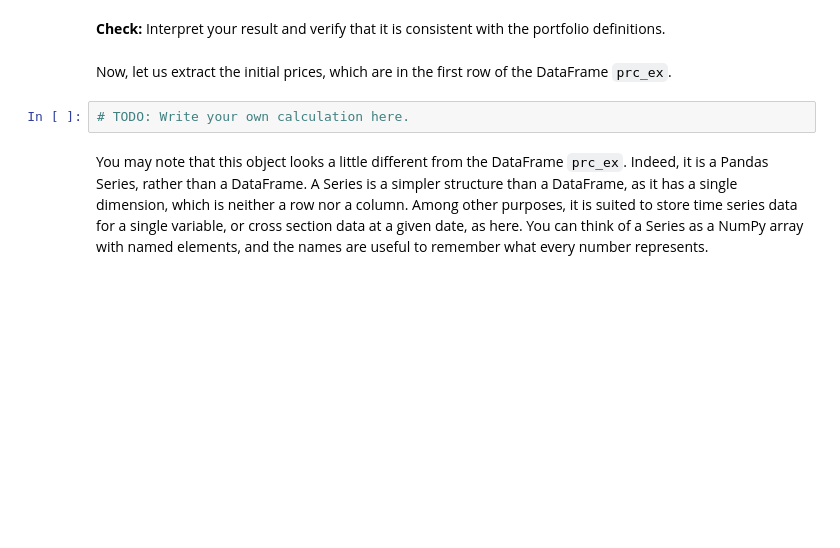
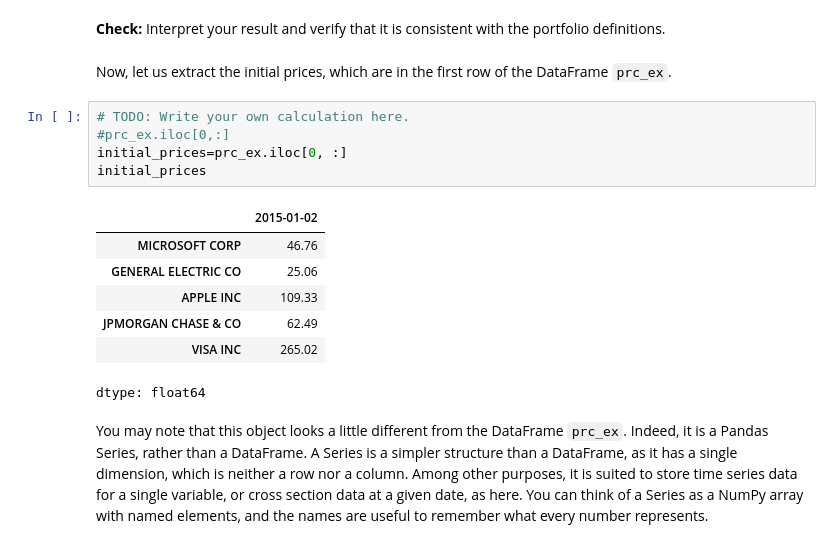
Before and after one commit to maramgueye/portfolio_construction_theory, a Jupyter notebook: portfolio_valuation.ipynb, the cells around one changed output. Drawn from its saved outputs; the diff is of its cells as text; blank space fills up the shorter version.

```diff
--- a/portfolio_valuation.ipynb
+++ b/portfolio_valuation.ipynb
@@ -61,6 +114,17 @@ The initial percentage weights are
 Now, let us extract the initial prices, which are in the first row of the DataFrame `prc_ex`.
 # %%
 # TODO: Write your own calculation here.
+#prc_ex.iloc[0,:]
+initial_prices=prc_ex.iloc[0, :]
+initial_prices
+# %% [output]
+|  | 2015-01-02 |
+| MICROSOFT CORP | 46.76 |
+| GENERAL ELECTRIC CO | 25.06 |
+| APPLE INC | 109.33 |
+| JPMORGAN CHASE & CO | 62.49 |
+| VISA INC | 265.02 |
+dtype: float64
 # %% [markdown]
 You may note that this object looks a little different from the DataFrame `prc_ex`. Indeed, it is a Pandas Series, rather than a DataFrame. A Series is a simpler structure than a DataFrame, as it has a single dimension, which is neither a row nor a column. Among other purposes, it is suited to store time series data for a single variable, or cross section data at a given date, as here. You can think of a Series as a NumPy array with named elements, and the names are useful to remember what every number represents.
 # %% [markdown]
```
Also changed, not shown: parts of 24 cells of this notebook.
